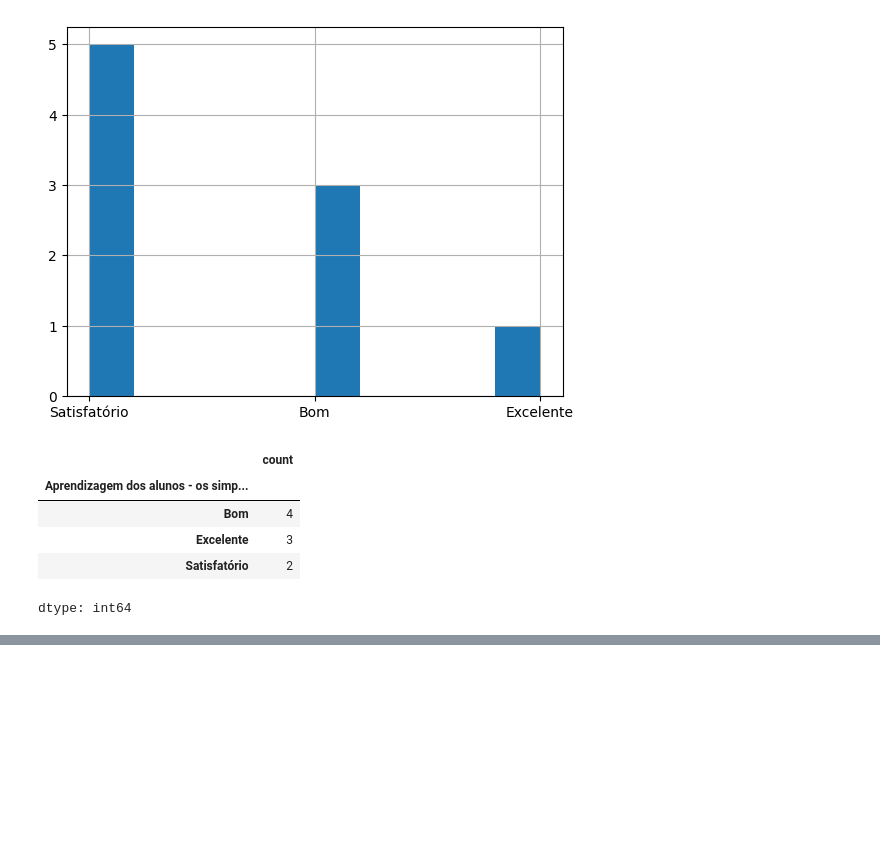
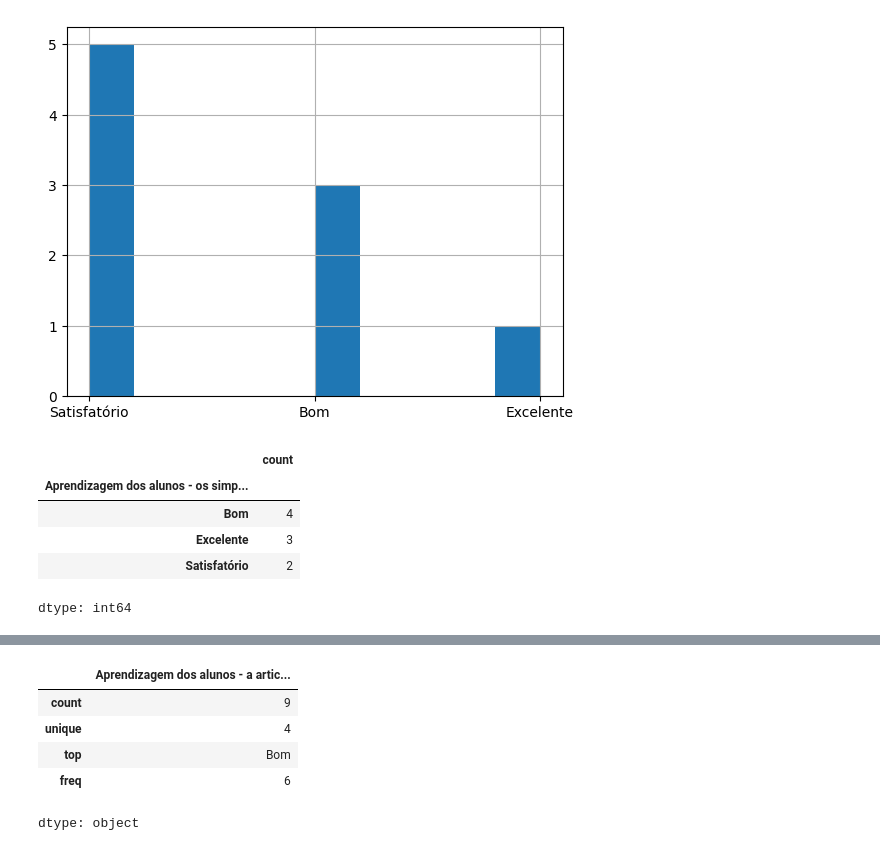
Before and after one commit to HellenCris808/Python, a Jupyter notebook: planilha2.ipynb, the cells around one changed output, grey strips where cells are left out. Cells and saved outputs as stored; diff of their text form; code cells hidden in the pictures; blank space fills up the shorter version.

```diff
--- a/planilha2.ipynb
+++ b/planilha2.ipynb
@@ -65,0 +75,9 @@ dtype: int64
+# %%
+dados['Aprendizagem dos alunos - a articulação entre teoria e prática.'].describe()
+# %% [output]
+|  | Aprendizagem dos alunos - a artic... |
+| count | 9 |
+| unique | 4 |
+| top | Bom |
+| freq | 6 |
+dtype: object
```
Also changed, not shown: parts of 1 cell of this notebook.
